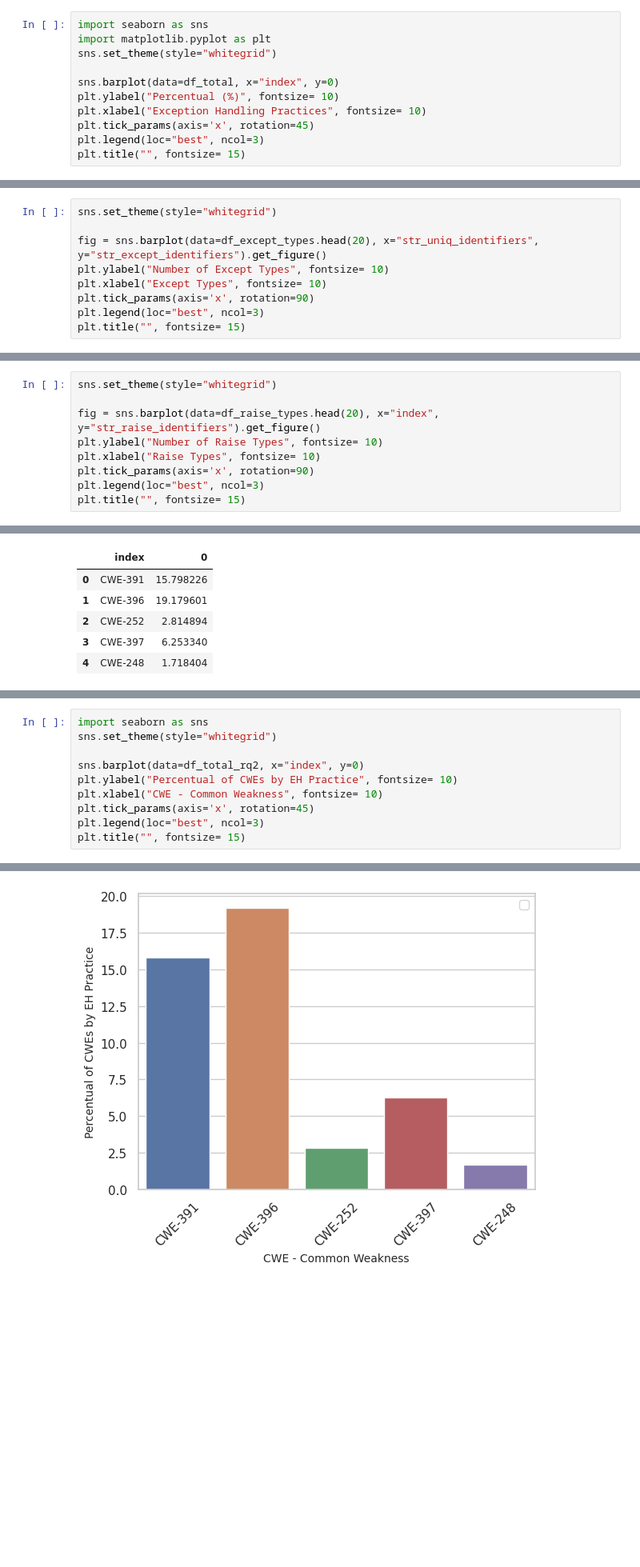
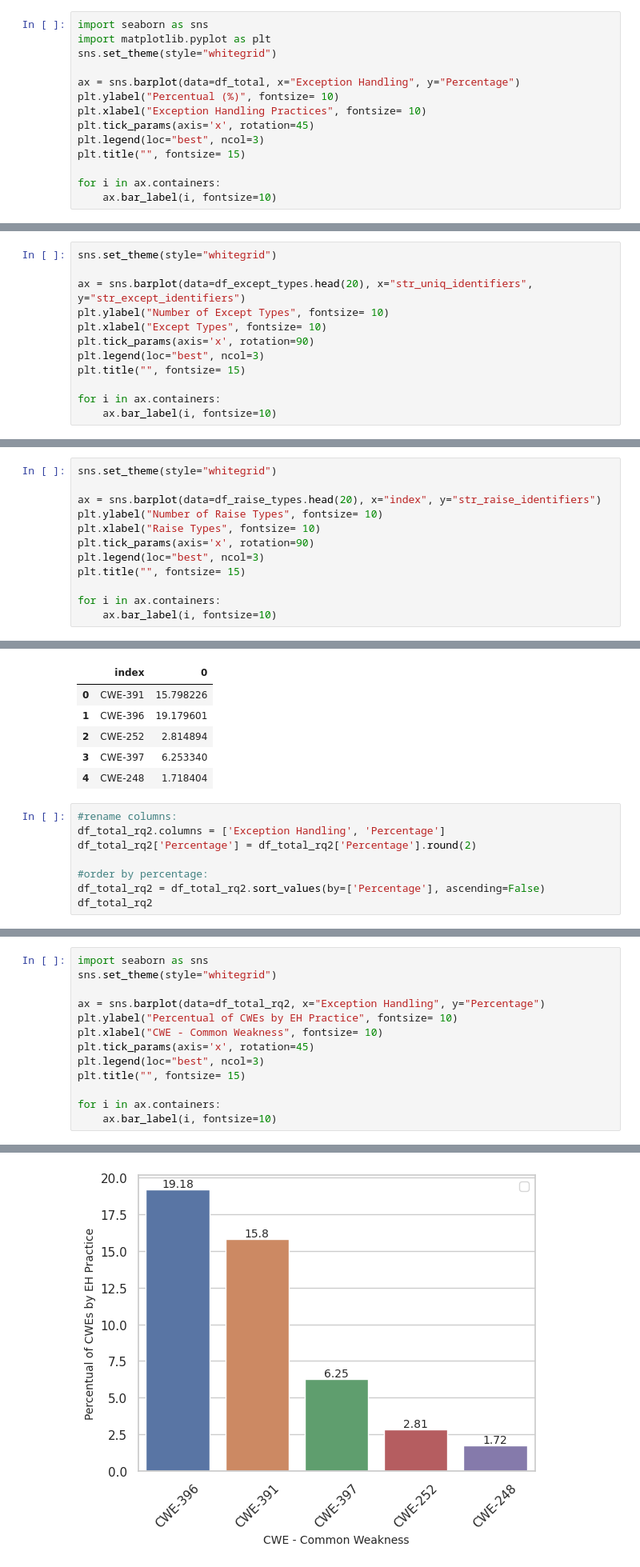
Before and after one commit to r4phael/exception-miner-multi, a Jupyter notebook: notebooks/eh_py_analysis.ipynb, the cells around one changed output, grey strips where cells are left out. Shown at 80% size. Drawn from its saved outputs; the diff is of its cells as text; blank space fills up the shorter version.

Commit message:
Labels in barplots added

```diff
--- a/notebooks/eh_py_analysis.ipynb
+++ b/notebooks/eh_py_analysis.ipynb
@@ -370,11 +382,14 @@ import seaborn as sns
 import matplotlib.pyplot as plt
 sns.set_theme(style="whitegrid")
 
-sns.barplot(data=df_total, x="index", y=0)
+ax = sns.barplot(data=df_total, x="Exception Handling", y="Percentage")
 plt.ylabel("Percentual (%)", fontsize= 10)
 plt.xlabel("Exception Handling Practices", fontsize= 10)
 plt.tick_params(axis='x', rotation=45)
 plt.legend(loc="best", ncol=3)
 plt.title("", fontsize= 15)
+
+for i in ax.containers:
+    ax.bar_label(i, fontsize=10)
 # %% [output]
 No artists with labels found to put in legend.  Note that artists whose label start with an underscore are ignored when legend() is called with no argument.
@@ -433,11 +447,14 @@ df_except_types = df_except_types[df_except_types['str_uniq_identifiers'].notna(
 # %%
 sns.set_theme(style="whitegrid")
 
-fig = sns.barplot(data=df_except_types.head(20), x="str_uniq_identifiers", y="str_except_identifiers").get_figure()
+ax = sns.barplot(data=df_except_types.head(20), x="str_uniq_identifiers", y="str_except_identifiers")
 plt.ylabel("Number of Except Types", fontsize= 10)
 plt.xlabel("Except Types", fontsize= 10)
 plt.tick_params(axis='x', rotation=90)
 plt.legend(loc="best", ncol=3)
 plt.title("", fontsize= 15)
+
+for i in ax.containers:
+    ax.bar_label(i, fontsize=10)
 # %% [output]
 No artists with labels found to put in legend.  Note that artists whose label start with an underscore are ignored when legend() is called with no argument.
@@ -472,11 +488,14 @@ df_raise_types = df_raise_types[df_raise_types['str_uniq_identifiers'].notna()].
 # %%
 sns.set_theme(style="whitegrid")
 
-fig = sns.barplot(data=df_raise_types.head(20), x="index", y="str_raise_identifiers").get_figure()
+ax = sns.barplot(data=df_raise_types.head(20), x="index", y="str_raise_identifiers")
 plt.ylabel("Number of Raise Types", fontsize= 10)
 plt.xlabel("Raise Types", fontsize= 10)
 plt.tick_params(axis='x', rotation=90)
 plt.legend(loc="best", ncol=3)
 plt.title("", fontsize= 15)
+
+for i in ax.containers:
+    ax.bar_label(i, fontsize=10)
 # %% [output]
 No artists with labels found to put in legend.  Note that artists whose label start with an underscore are ignored when legend() is called with no argument.
@@ -563,3 +581,11 @@ df_total_rq2
 | 2 | CWE-252 | 2.814894 |
 | 3 | CWE-397 | 6.253340 |
 | 4 | CWE-248 | 1.718404 |
+# %%
+#rename columns:
+df_total_rq2.columns = ['Exception Handling', 'Percentage']
+df_total_rq2['Percentage'] = df_total_rq2['Percentage'].round(2)
+
+#order by percentage:
+df_total_rq2 = df_total_rq2.sort_values(by=['Percentage'], ascending=False)
+df_total_rq2
@@ -567,11 +600,14 @@ df_total_rq2
 import seaborn as sns
 sns.set_theme(style="whitegrid")
 
-sns.barplot(data=df_total_rq2, x="index", y=0)
+ax = sns.barplot(data=df_total_rq2, x="Exception Handling", y="Percentage")
 plt.ylabel("Percentual of CWEs by EH Practice", fontsize= 10)
 plt.xlabel("CWE - Common Weakness", fontsize= 10)
 plt.tick_params(axis='x', rotation=45)
 plt.legend(loc="best", ncol=3)
 plt.title("", fontsize= 15)
+
+for i in ax.containers:
+    ax.bar_label(i, fontsize=10)
 # %% [output]
 No artists with labels found to put in legend.  Note that artists whose label start with an underscore are ignored when legend() is called with no argument.
@@ -579 +614 @@ Text(0.5, 1.0, '')
-[figure, old version]
+[figure, new version]
```
Also changed, not shown: parts of 15 cells of this notebook.
